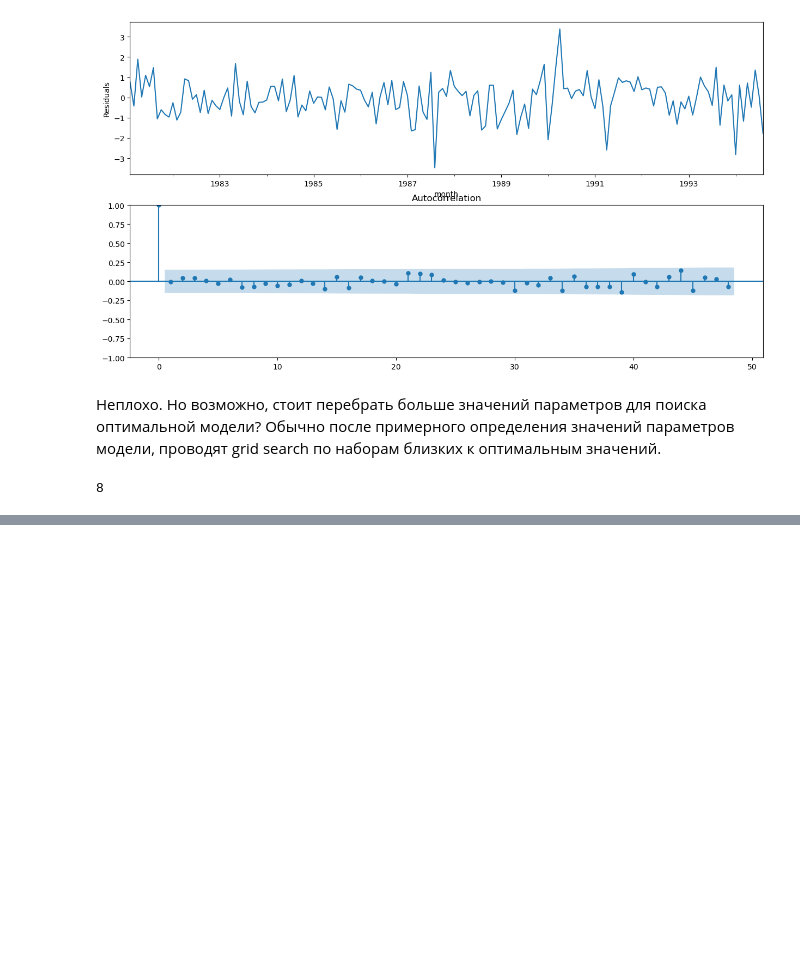
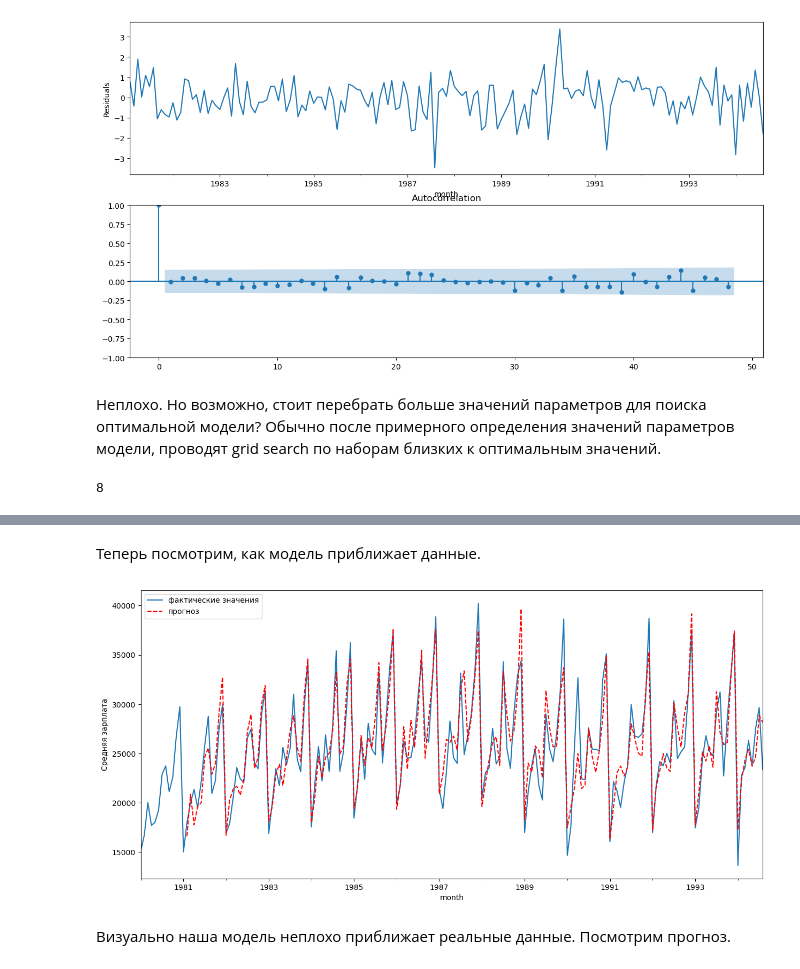
Before and after one commit to AlexanderFA/susu_search_retrieval_analysis, a Jupyter notebook: lab3/task3_1.ipynb, the cells around one changed output, grey strips where cells are left out. Saved outputs shown, nothing was run; the diff lists cells and outputs as text; code cells hidden in the pictures; blank space fills up the shorter version.

```diff
--- a/lab3/task3_1.ipynb
+++ b/lab3/task3_1.ipynb
@@ -162,0 +248,22 @@ len(parameters_list)
+# %% [markdown]
+Теперь посмотрим, как модель приближает данные.
+# %%
+import numpy as np
+
+def invboxcox(y,lmbda):
+   if lmbda == 0:
+      return(np.exp(y))
+   else:
+      return(np.exp(np.log(lmbda*y+1)/lmbda))
+
+df['model'] = invboxcox(best_model.fittedvalues, lmbda)
+plt.figure(figsize=(15,7))
+df['sales'].plot(label = 'фактические значения')
+df['model'][13:].plot(color='r', label = 'прогноз', linestyle = '--')
+plt.ylabel(u'Средняя зарплата')
+plt.legend()
+plt.show()
+# %% [output]
+[figure, added]
+# %% [markdown]
+Визуально наша модель неплохо приближает реальные данные. Посмотрим прогноз.
```
Also changed, not shown: parts of 5 cells of this notebook.
